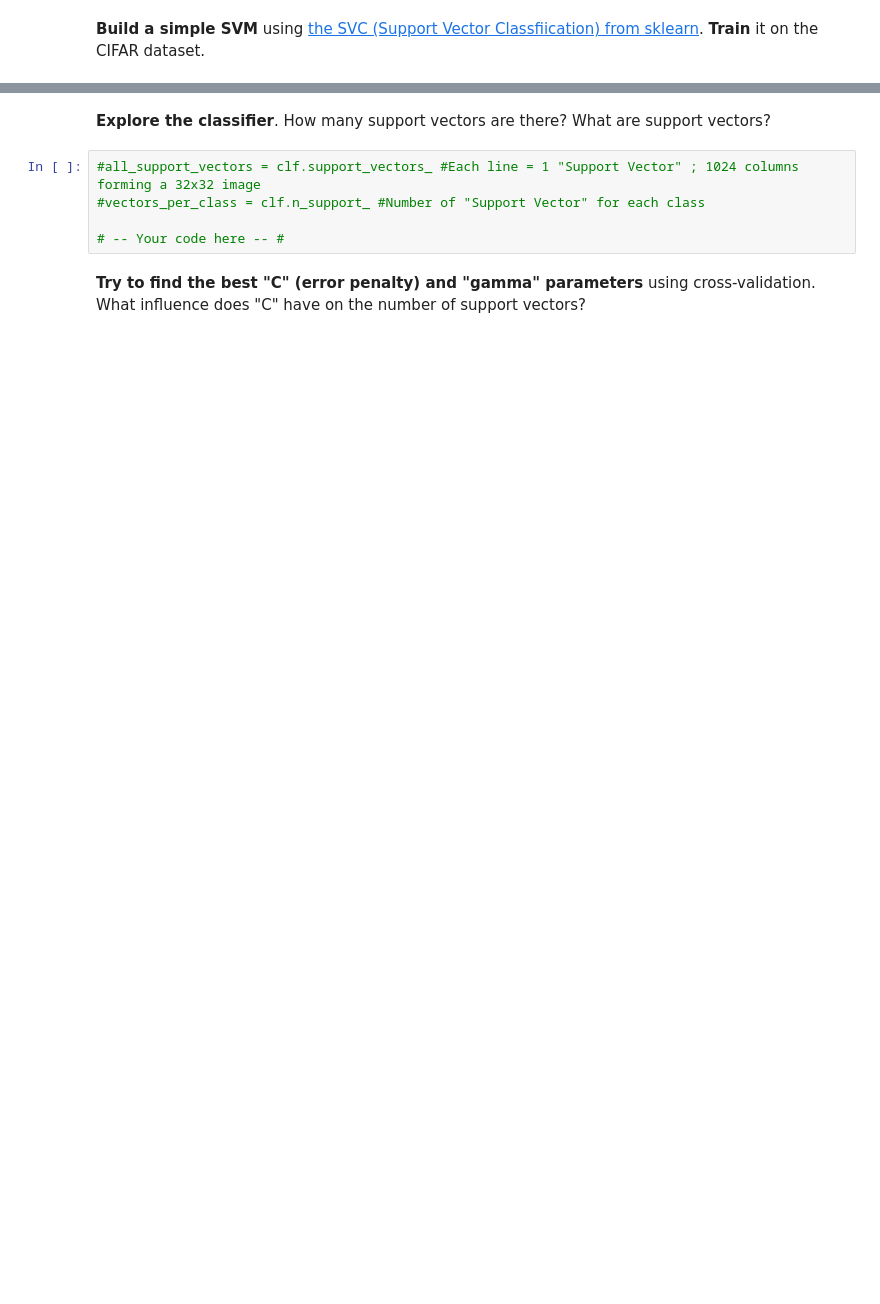
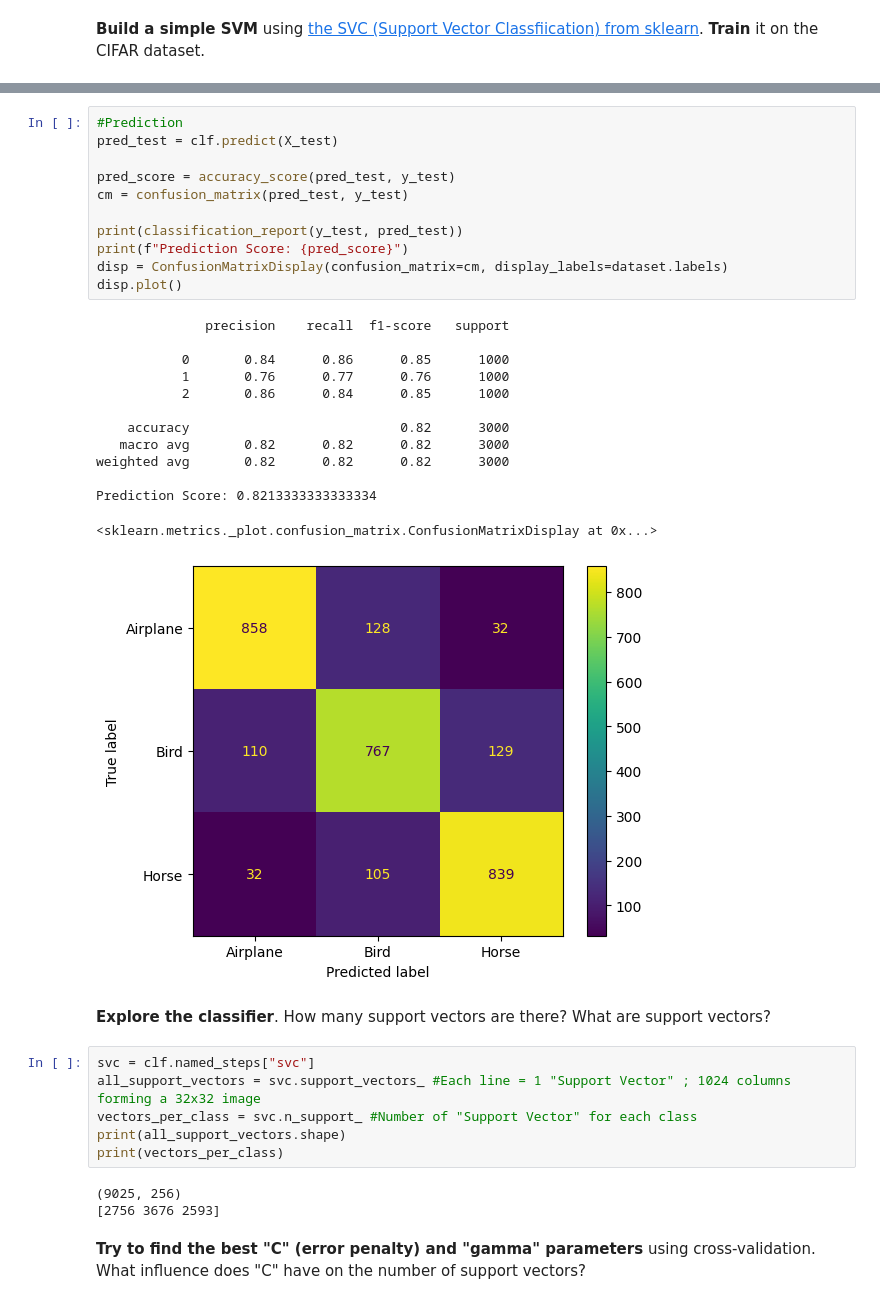
Before and after one commit to liseregn/INFO_H501, a Jupyter notebook: docs/LABS/ML3_SVM.ipynb, the cells around one changed output, grey strips where cells are left out. Saved outputs shown, nothing was run; the diff lists cells and outputs as text; blank space fills up the shorter version.

```diff
--- a/docs/LABS/ML3_SVM.ipynb
+++ b/docs/LABS/ML3_SVM.ipynb
@@ -21,9 +63,38 @@ from sklearn.model_selection import StratifiedKFold
+# %%
+#Prediction
+pred_test = clf.predict(X_test)
+
+pred_score = accuracy_score(pred_test, y_test)
+cm = confusion_matrix(pred_test, y_test)
+
+print(classification_report(y_test, pred_test))
+print(f"Prediction Score: {pred_score}")
+disp = ConfusionMatrixDisplay(confusion_matrix=cm, display_labels=dataset.labels)
+disp.plot()
+# %% [output]
+              precision    recall  f1-score   support
+
+           0       0.84      0.86      0.85      1000
+           1       0.76      0.77      0.76      1000
+           2       0.86      0.84      0.85      1000
+
+    accuracy                           0.82      3000
+   macro avg       0.82      0.82      0.82      3000
+weighted avg       0.82      0.82      0.82      3000
+
+Prediction Score: 0.8213333333333334
+<sklearn.metrics._plot.confusion_matrix.ConfusionMatrixDisplay at 0x...>
+[figure, added]
 # %% [markdown]
 **Explore the classifier**. How many support vectors are there? What are support vectors?
 # %%
-#all_support_vectors = clf.support_vectors_ #Each line = 1 "Support Vector" ; 1024 columns forming a 32x32 image
-#vectors_per_class = clf.n_support_ #Number of "Support Vector" for each class
-
-# -- Your code here -- #
+svc = clf.named_steps["svc"]
+all_support_vectors = svc.support_vectors_ #Each line = 1 "Support Vector" ; 1024 columns forming a 32x32 image
+vectors_per_class = svc.n_support_ #Number of "Support Vector" for each class
+print(all_support_vectors.shape)
+print(vectors_per_class)
+# %% [output]
+(9025, 256)
+[2756 3676 2593]
 # %% [markdown]
 **Try to find the best "C" (error penalty) and "gamma" parameters** using cross-validation. What influence does "C" have on the number of support vectors?
```
Also changed, not shown: parts of 16 cells of this notebook, 1 other file.
